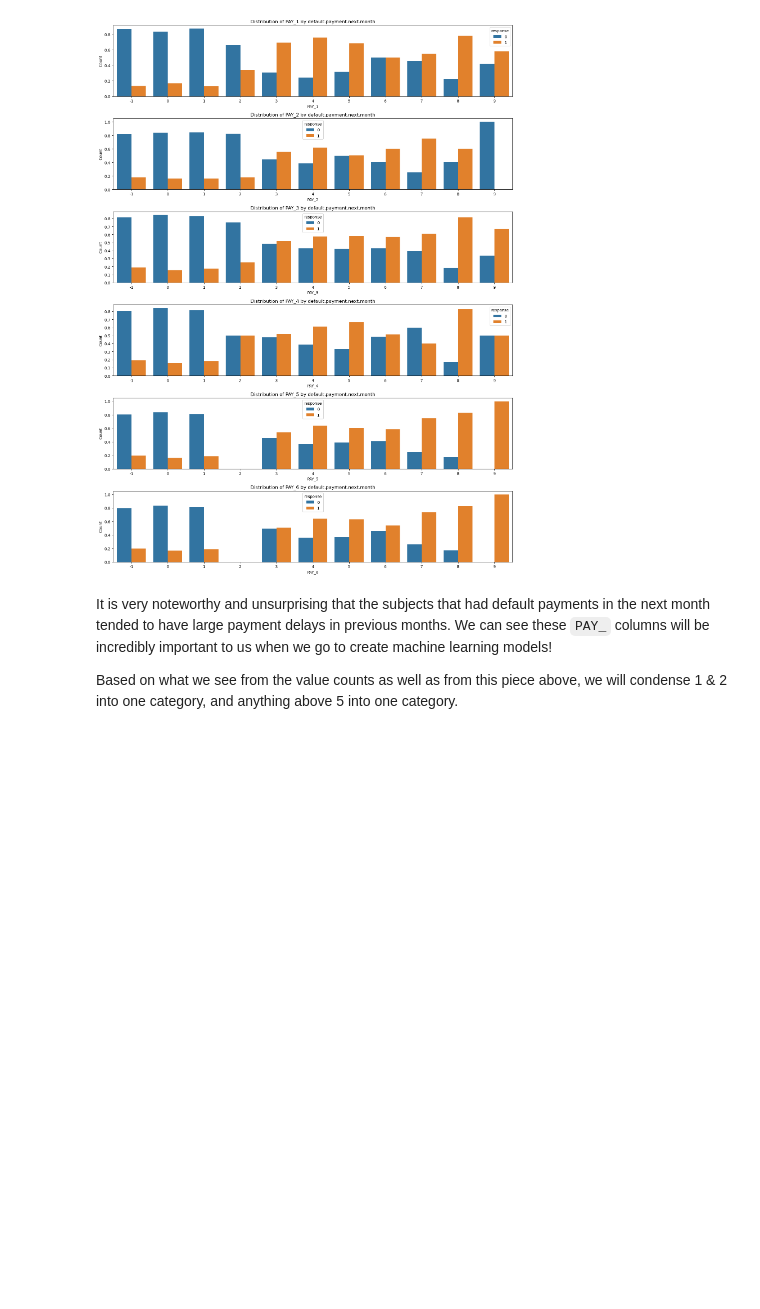
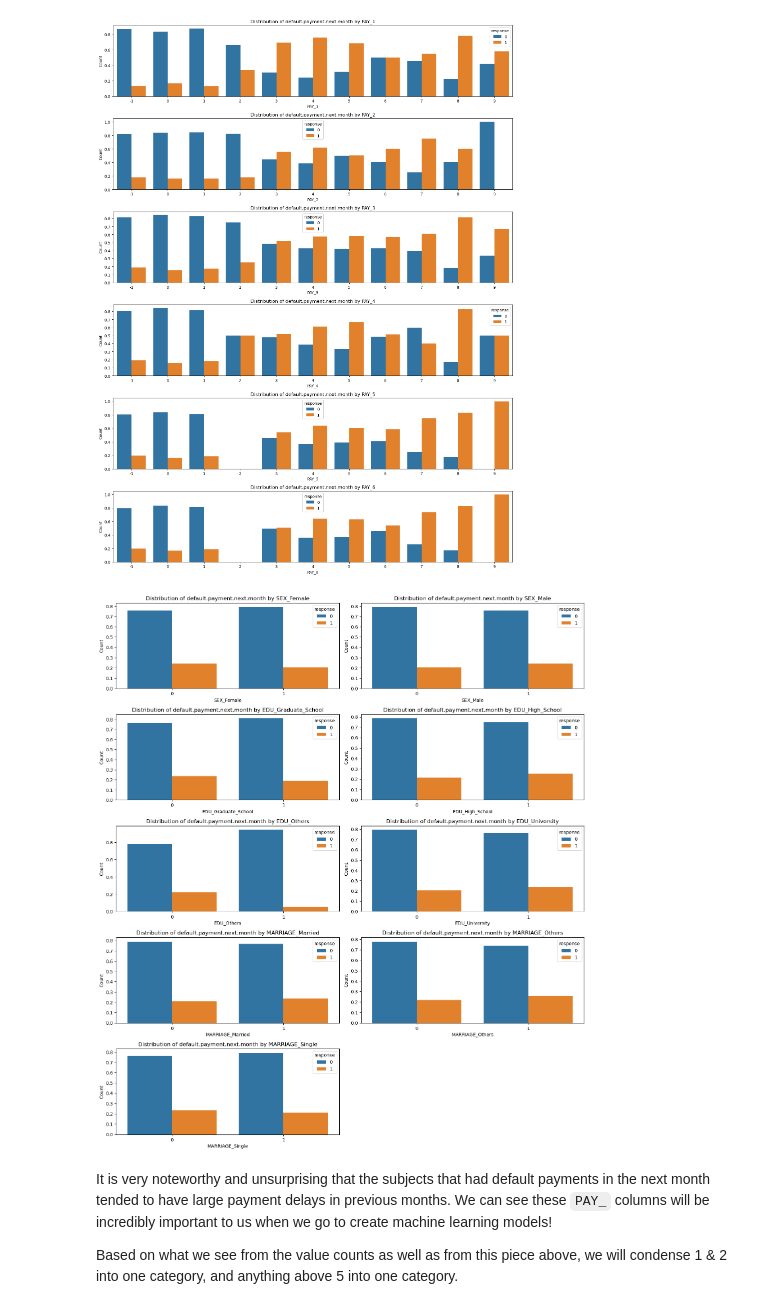
Before and after one commit to rbryant92/Copieux, a Jupyter notebook: notebooks/supervised_learning_from_data_to_deployment.ipynb, the cells around one changed output. Drawn from its saved outputs; the diff is of its cells as text; code cells hidden in the pictures; blank space fills up the shorter version.

```diff
--- a/notebooks/supervised_learning_from_data_to_deployment.ipynb
+++ b/notebooks/supervised_learning_from_data_to_deployment.ipynb
@@ -313,9 +313,12 @@ Let's start with the payment variables, which we have since converted into categ
  2         0
  Name: count, dtype: int64)
 # %%
-# list of bill and pay amount columns
+# list of some of these columns by type
 bill_amt_columns = ['BILL_AMT1', 'BILL_AMT2', 'BILL_AMT3', 'BILL_AMT4', 'BILL_AMT5', 'BILL_AMT6']
 pay_amt_columns = ['PAY_AMT1', 'PAY_AMT2', 'PAY_AMT3', 'PAY_AMT4', 'PAY_AMT5', 'PAY_AMT6']
+sex_columns = ['SEX_Female', 'SEX_Male']
+edu_columns = ['EDU_Graduate_School', 'EDU_High_School', 'EDU_Others', 'EDU_University']
+marriage_columns = ['MARRIAGE_Married', 'MARRIAGE_Others', 'MARRIAGE_Single']
 # %% [markdown]
 We make subplots with histograms of some of the continuous features next.  It is very common to see data like these in the real world - the distribution is extremely right skewed, where there are outliers pulling the distribution strongly on the right tail.  It is common to deal with this during the modeling processing by standardizing; we will see this later.
 # %%
@@ -445,3 +451,38 @@ plt.show()
+# %%
+plt.figure(figsize=(15, 20))
+
+for i, column in enumerate(categorical_cols, 1):
+
+    # calculate proportions
+    proportions = (
+        credit_card
+        .groupby([column, response_var])
+        .size()
+        .unstack()
+        .fillna(0)
+    )
+    # normalize to proportions
+    proportions = (
+        proportions
+        .div(proportions.sum(axis=1), axis=0)
+    )
+
+    # reset index to plot using seaborn
+    proportions = proportions.reset_index()
+    proportions = pd.melt(
+        proportions, id_vars=[column], value_vars=[0, 1], var_name='response', value_name='proportion'
+    )
+
+    plt.subplot(6, 2, i)
+    sns.barplot(x=column, y='proportion', hue='response', data=proportions)
+    plt.title(f'Distribution of {response_var} by {column}')
+    plt.xlabel(column)
+    plt.ylabel('Count')
+
+plt.tight_layout()
+plt.show()
+# %% [output]
+[figure, added]
 # %% [markdown]
 It is very noteworthy and unsurprising that the subjects that had default payments in the next month tended to have large payment delays in previous months.  We can see these `PAY_` columns will be incredibly important to us when we go to create machine learning models!
 
```
Also changed, not shown: parts of 47 cells of this notebook.
